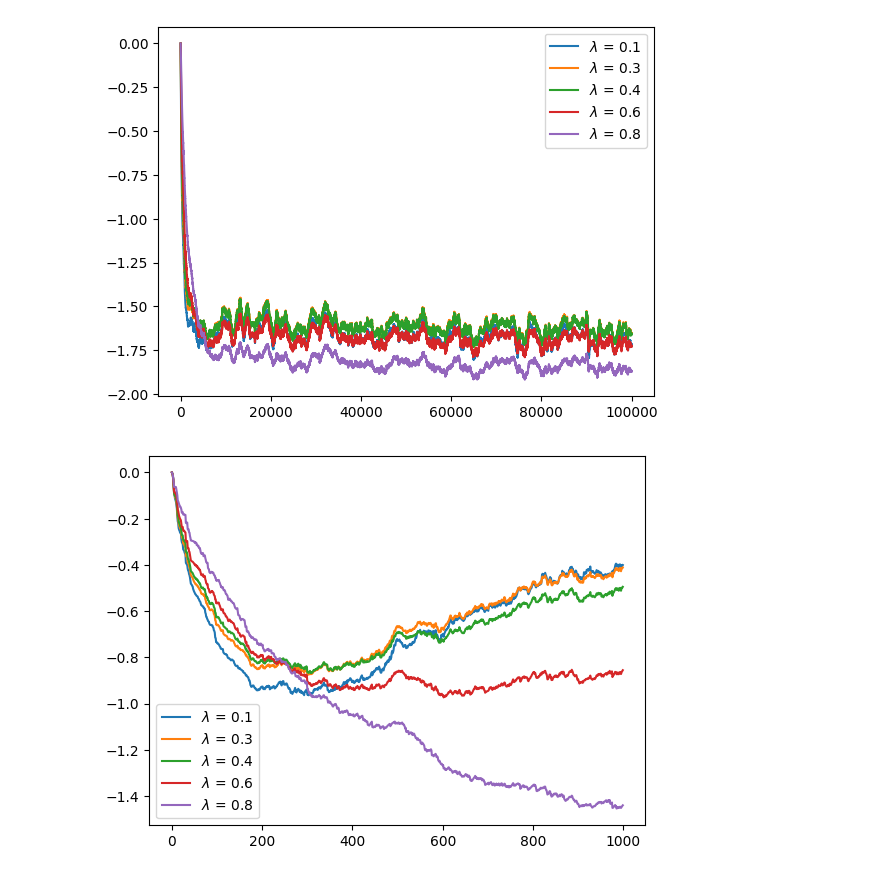
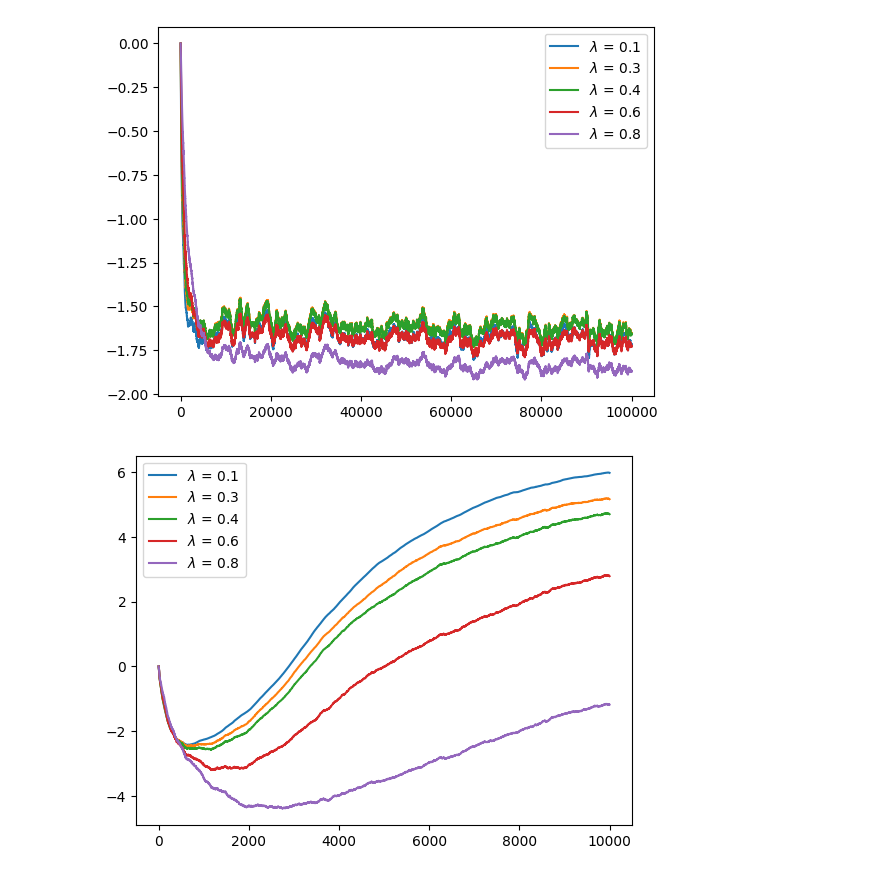
Before and after one commit to Isak-Petrin/distributional_RL_python, a Jupyter notebook: Welcome_to_Colab.ipynb, the cells around one changed output. Saved outputs shown, nothing was run; the diff lists cells and outputs as text; code cells hidden in the pictures.

```diff
--- a/Welcome_to_Colab.ipynb
+++ b/Welcome_to_Colab.ipynb
@@ -15,7 +15,7 @@ class RandomWalk(gym.Env):
         self,
         param: dict | None = None,
       ):
-        self.l = 8
+        self.l = 7
         self.start = self.l // 2
         self.observation_space = gym.spaces.Discrete(self.l)
         self.action_space = gym.spaces.Discrete(2)
@@ -35,7 +35,7 @@ class RandomWalk(gym.Env):
     def step(self, action: int):
 
         self.done = False
-        self.reward = -0.5
+        self.reward = -1
 
         if action:
             self.state += 1
@@ -44,7 +44,7 @@ class RandomWalk(gym.Env):
 
         if self.state in (0, self.l - 1):
             self.done = True
-            self.reward = np.random.normal(loc = 5)
+            self.reward = np.random.normal(loc = 20)
 
         obs = self._get_obs()
         info = self._get_info()
@@ -175,9 +175,18 @@ class QRTDlAgent:
             target = self.get_target(t=i, h=h)          # scalar if bootstrap else vector (len m)
             x_i, theta = self.get_xt(t=i)               # theta shape: (m,)
             xs = self.get_xs()
+            adj = 1
+
             if xs.count(x_i) >= 2:
                 if i != (len(xs)-1 -xs[::-1].index(x_i)):
                     continue
+
+            #if xs.count(x_i) >= 2:
+            #    adj = xs.count(x_i)
+            #if xs.count(x_i) >= 2:
+            #    if i != (xs.index(x_i)):
+            #        continue
+
             trc   = self.trace(s=h)
             alpha = self.get_alpha(x=x_i, trc=trc)
 
@@ -278,13 +287,13 @@ import gymnasium as gym
 import sys
 
 
-episodes = 1000
+episodes = 10000
 gamma = 0.95
 alpha = 0.05
-length = 8
+length = 7
 bootstrap = False
-x0 = 4
-m = 5
+x0 = 2
+m = 10
 kappa = 1
 
 agent1 = QRTDlAgent(m = m,obs_space=length,l = .1 ,gamma = gamma, alpha = alpha, x0 = x0, bootstrap=bootstrap, kappa = kappa)
@@ -298,32 +307,32 @@ agents = [agent1,agent2,agent3, agent4, agent5]
 
 env = RandomWalk()
 vs = {agent: [] for agent in agents}
 
 for episode in tqdm(range(episodes)):
     obs, _ = env.reset()
     for agent in agents:
-        vs[agent].append(agent.q[4].theta.mean())
+        vs[agent].append(agent.q[3].mean())
         agent.reset(x0 = obs)
 
     done = False
     prev = length // 2
     while not done:
         action = np.random.randint(2)
         info = env.step(action)
 
         obs = info[0]
         reward = info[1]
         done = info[2]
 
         for agent in agents:
             agent.update(x_n=obs,x=prev, r = reward, done = done)
         prev = obs
 
 
 
 for agent in agents:
     plt.plot(range(episodes), vs[agent], label=f'$\lambda$ = {agent.l}')
 plt.legend()
 plt.show()
 # %% [output]
-[figure, old version]
+[figure, new version]
```
